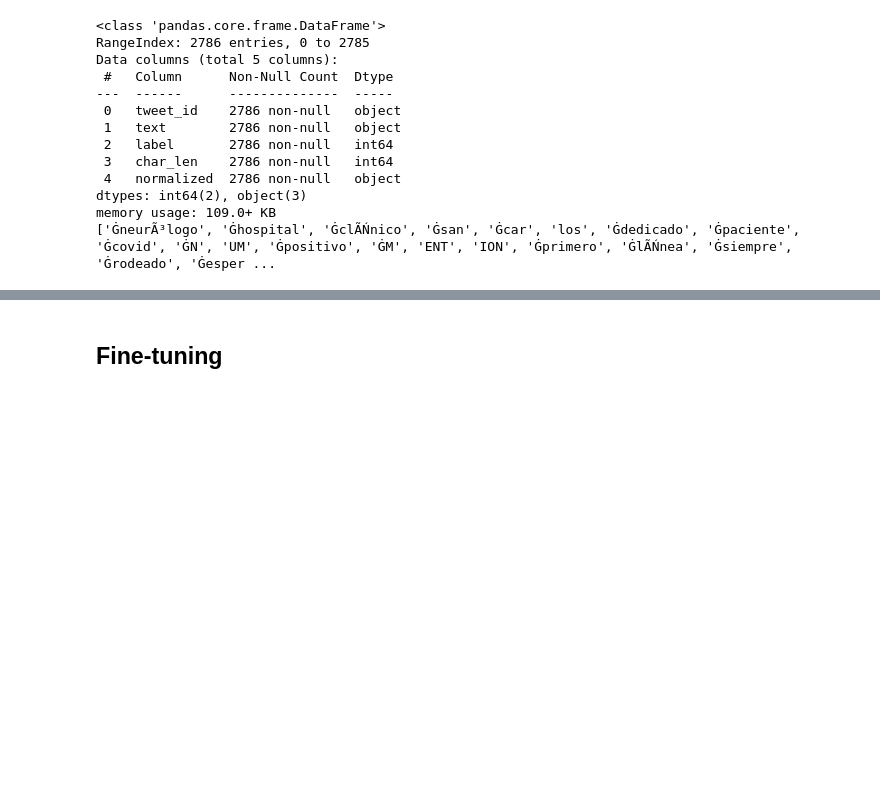
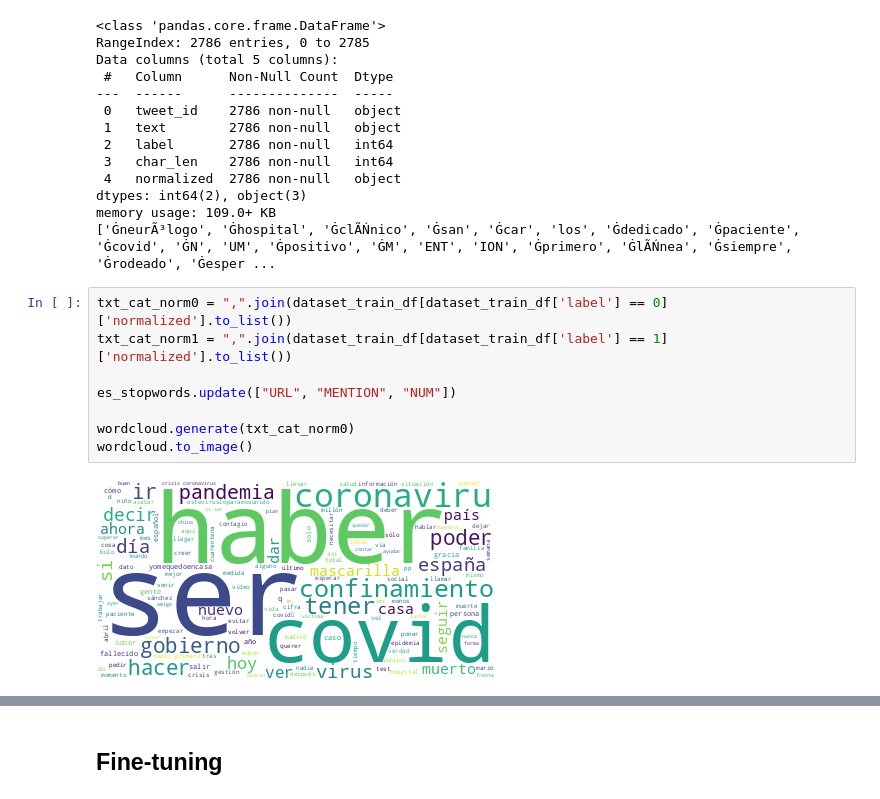
Before and after one commit to ivanrnarvaez/text_mining, a Jupyter notebook: NARVAEZ_BARREIROS_IVAN_RICARDO_Ejercicio1.ipynb, the cells around one changed output, grey strips where cells are left out. Cells and saved outputs as stored; diff of their text form; blank space fills up the shorter version.

```diff
--- a/NARVAEZ_BARREIROS_IVAN_RICARDO_Ejercicio1.ipynb
+++ b/NARVAEZ_BARREIROS_IVAN_RICARDO_Ejercicio1.ipynb
@@ -436,3 +450,13 @@ Data columns (total 5 columns):
 dtypes: int64(2), object(3)
 memory usage: 109.0+ KB
 ['ĠneurÃ³logo', 'Ġhospital', 'ĠclÃŃnico', 'Ġsan', 'Ġcar', 'los', 'Ġdedicado', 'Ġpaciente', 'Ġcovid', 'ĠN', 'UM', 'Ġpositivo', 'ĠM', 'ENT', 'ION', 'Ġprimero', 'ĠlÃŃnea', 'Ġsiempre', 'Ġrodeado', 'Ġesper ...
+# %%
+txt_cat_norm0 = ",".join(dataset_train_df[dataset_train_df['label'] == 0]['normalized'].to_list())
+txt_cat_norm1 = ",".join(dataset_train_df[dataset_train_df['label'] == 1]['normalized'].to_list())
+
+es_stopwords.update(["URL", "MENTION", "NUM"])
+
+wordcloud.generate(txt_cat_norm0)
+wordcloud.to_image()
+# %% [output]
+[figure, added]
```
Also changed, not shown: parts of 4 cells of this notebook.
